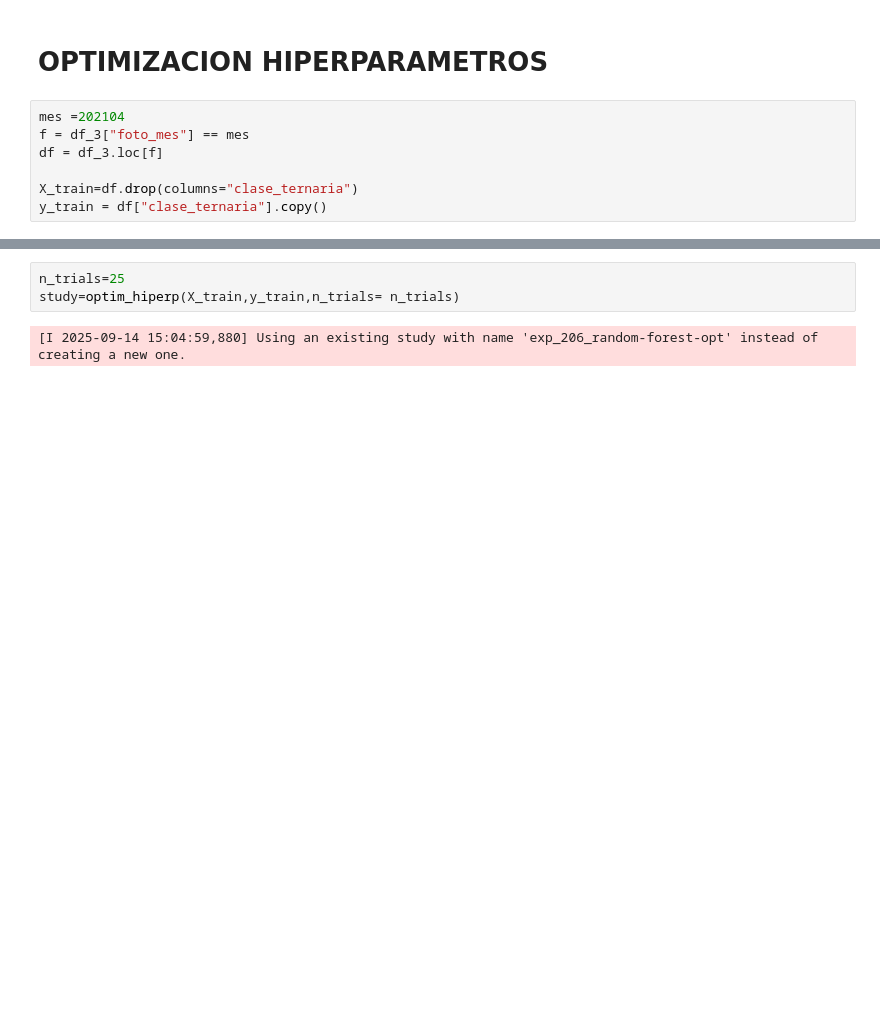
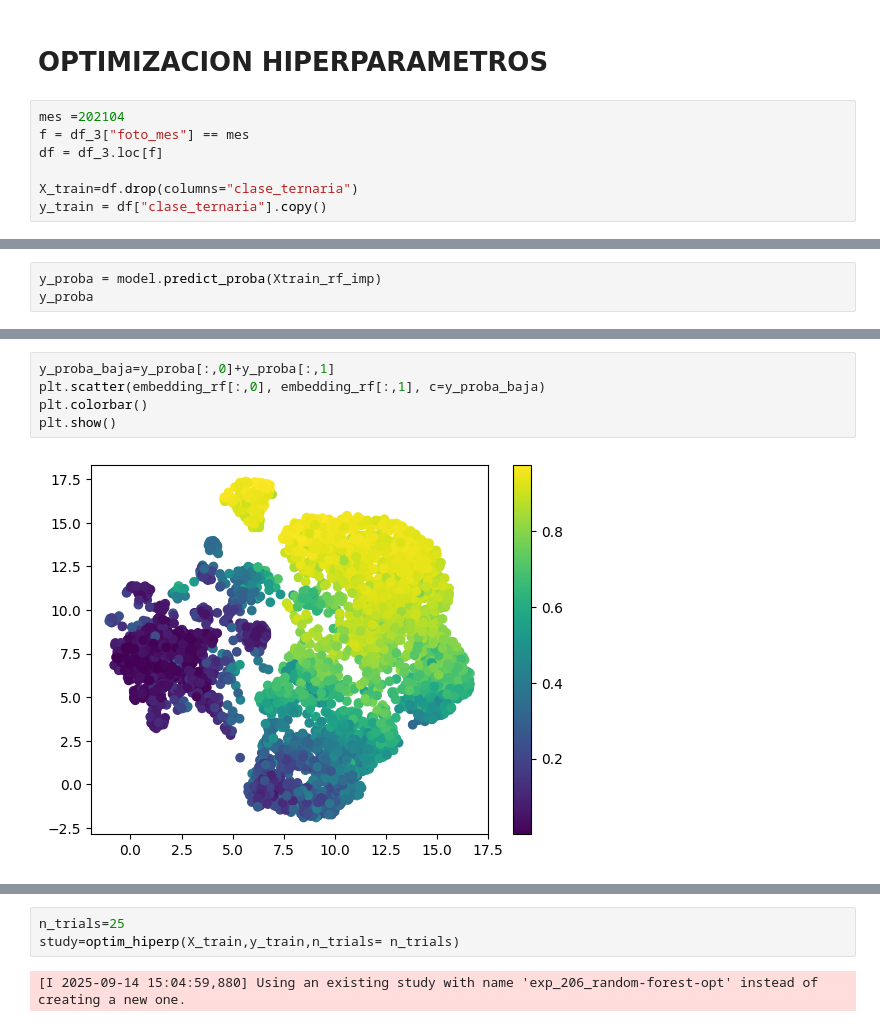
Before and after one commit to CLCHRISLOMBARDO/bank-churn-prediction, a Jupyter notebook: segmentacion.ipynb, the cells around one changed output, grey strips where cells are left out. Drawn from its saved outputs; the diff is of its cells as text; blank space fills up the shorter version.

```diff
--- a/segmentacion.ipynb
+++ b/segmentacion.ipynb
@@ -84,0 +142,3 @@ y_train = df["clase_ternaria"].copy()
+# %%
+y_proba = model.predict_proba(Xtrain_rf_imp)
+y_proba
@@ -84,0 +159,7 @@ y_train = df["clase_ternaria"].copy()
+# %%
+y_proba_baja=y_proba[:,0]+y_proba[:,1]
+plt.scatter(embedding_rf[:,0], embedding_rf[:,1], c=y_proba_baja)
+plt.colorbar()
+plt.show()
+# %% [output]
+[figure, added]
```
Also changed, not shown: parts of 29 cells of this notebook, 6 other files.
